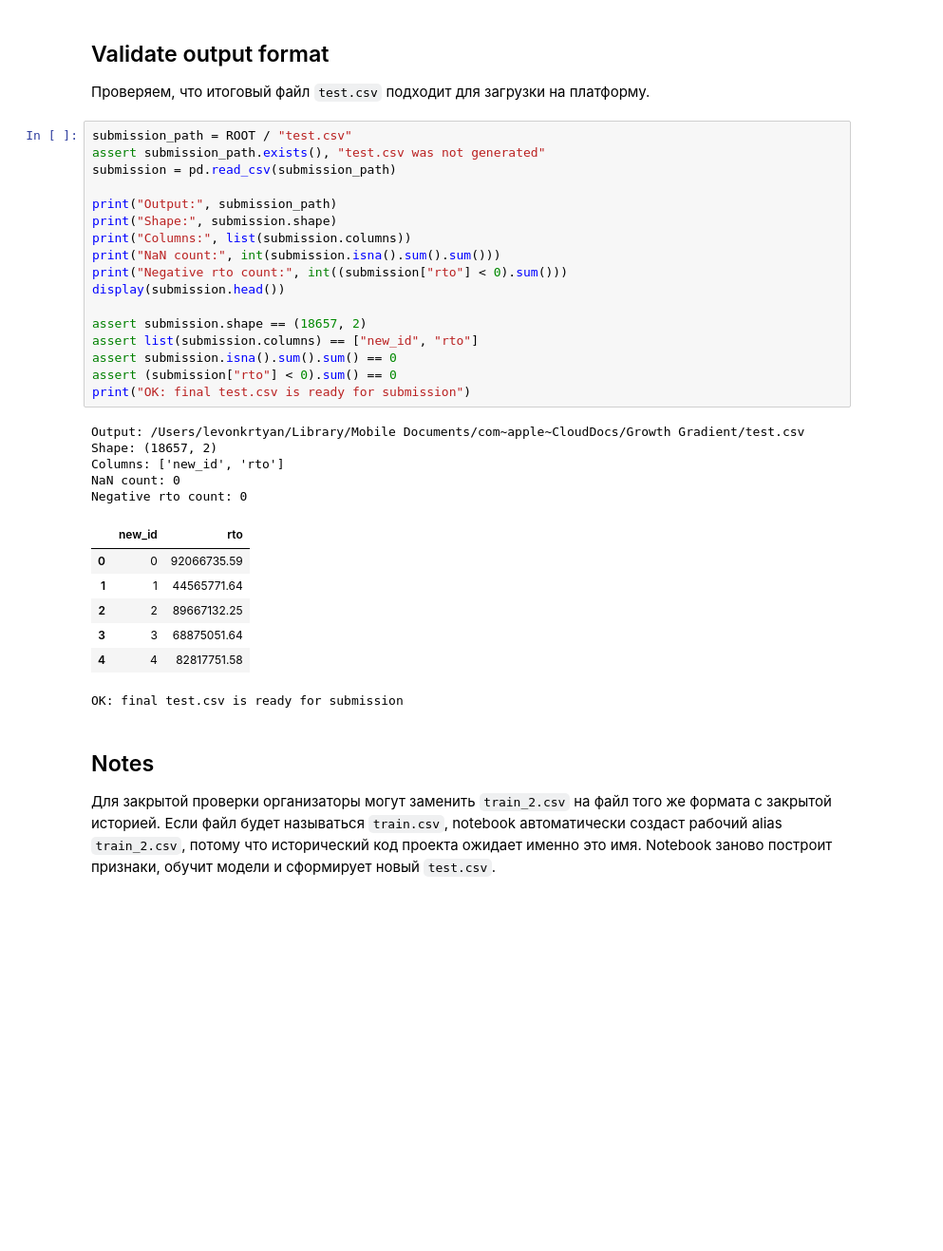
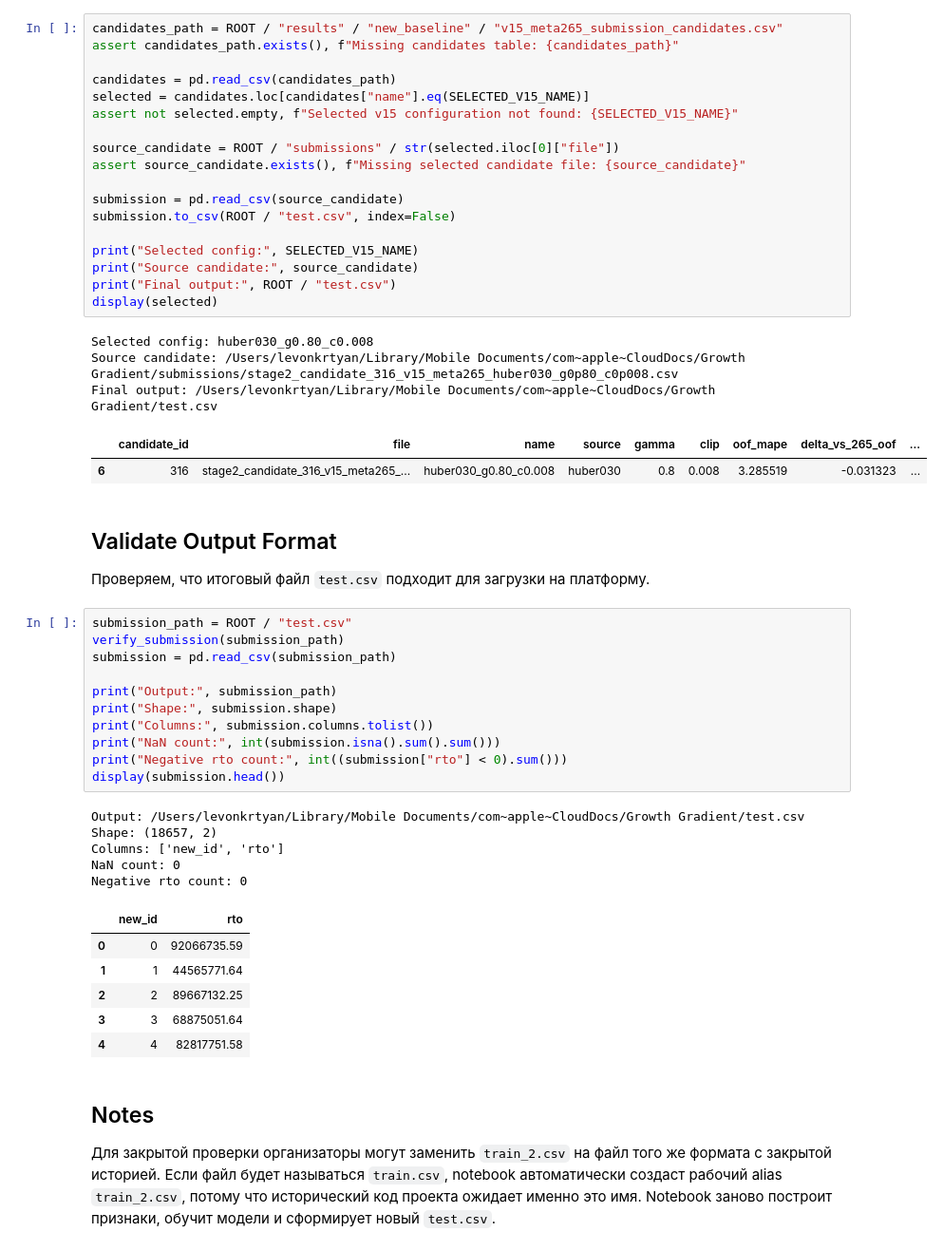
Before and after one commit to qwestig/Growth-Gradient, a Jupyter notebook: notebooks/final_reproducible_solution.ipynb, the cells around one changed output. Shown at 95% size. Drawn from its saved outputs; the diff is of its cells as text; blank space fills up the shorter version.

```diff
--- a/notebooks/final_reproducible_solution.ipynb
+++ b/notebooks/final_reproducible_solution.ipynb
@@ -149,24 +428,42 @@ Pipeline finished
+# %%
+candidates_path = ROOT / "results" / "new_baseline" / "v15_meta265_submission_candidates.csv"
+assert candidates_path.exists(), f"Missing candidates table: {candidates_path}"
+
+candidates = pd.read_csv(candidates_path)
+selected = candidates.loc[candidates["name"].eq(SELECTED_V15_NAME)]
+assert not selected.empty, f"Selected v15 configuration not found: {SELECTED_V15_NAME}"
+
+source_candidate = ROOT / "submissions" / str(selected.iloc[0]["file"])
+assert source_candidate.exists(), f"Missing selected candidate file: {source_candidate}"
+
+submission = pd.read_csv(source_candidate)
+submission.to_csv(ROOT / "test.csv", index=False)
+
+print("Selected config:", SELECTED_V15_NAME)
+print("Source candidate:", source_candidate)
+print("Final output:", ROOT / "test.csv")
+display(selected)
+# %% [output]
+Selected config: huber030_g0.80_c0.008
+Source candidate: /Users/levonkrtyan/Library/Mobile Documents/com~apple~CloudDocs/Growth Gradient/submissions/stage2_candidate_316_v15_meta265_huber030_g0p80_c0p008.csv
+Final output: /Users/levonkrtyan/Library/Mobile Documents/com~apple~CloudDocs/Growth Gradient/test.csv
+|  | candidate_id | file | name | source | gamma | clip | oof_mape | delta_vs_265_oof | ... |
+| 6 | 316 | stage2_candidate_316_v15_meta265_... | huber030_g0.80_c0.008 | huber030 | 0.8 | 0.008 | 3.285519 | -0.031323 | ... |
 # %% [markdown]
-## Validate output format
+## Validate Output Format
 
 Проверяем, что итоговый файл `test.csv` подходит для загрузки на платформу.
 # %%
 submission_path = ROOT / "test.csv"
-assert submission_path.exists(), "test.csv was not generated"
+verify_submission(submission_path)
 submission = pd.read_csv(submission_path)
 
 print("Output:", submission_path)
 print("Shape:", submission.shape)
-print("Columns:", list(submission.columns))
+print("Columns:", submission.columns.tolist())
 print("NaN count:", int(submission.isna().sum().sum()))
 print("Negative rto count:", int((submission["rto"] < 0).sum()))
 display(submission.head())
-
-assert submission.shape == (18657, 2)
-assert list(submission.columns) == ["new_id", "rto"]
-assert submission.isna().sum().sum() == 0
-assert (submission["rto"] < 0).sum() == 0
-print("OK: final test.csv is ready for submission")
 # %% [output]
 Output: /Users/levonkrtyan/Library/Mobile Documents/com~apple~CloudDocs/Growth Gradient/test.csv
 Shape: (18657, 2)
@@ -179,7 +476,6 @@ Negative rto count: 0
 | 2 | 2 | 89667132.25 |
 | 3 | 3 | 68875051.64 |
 | 4 | 4 | 82817751.58 |
-OK: final test.csv is ready for submission
 # %% [markdown]
 ## Notes
 
```
Also changed, not shown: parts of 33 cells of this notebook.
